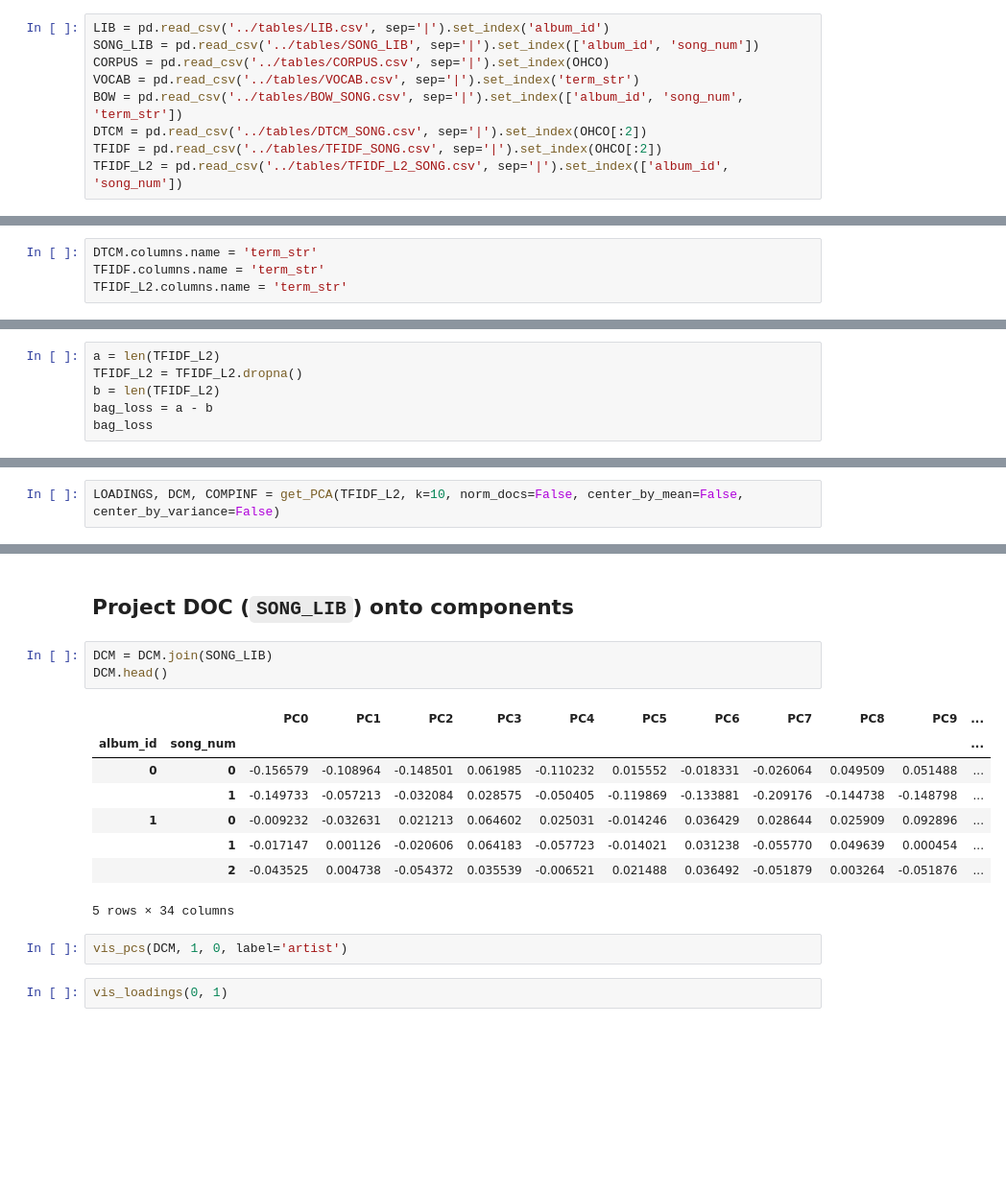
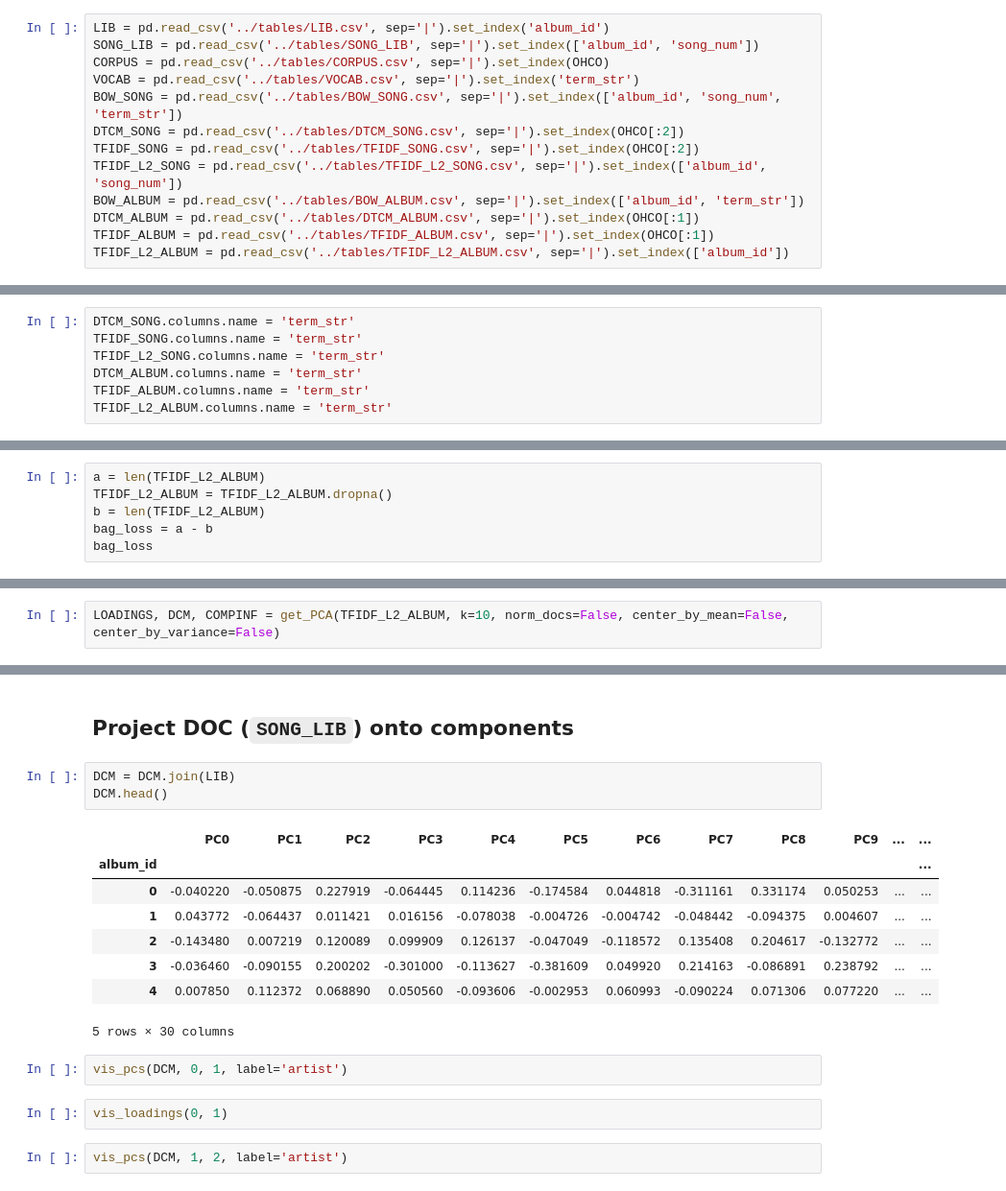
Before and after one commit to rlipps/Exploratory_Text_Analytics_Final, a Jupyter notebook: notebooks/PCA.ipynb, the cells around one changed output, grey strips where cells are left out. Shown at 96% size. Cells and saved outputs as stored; diff of their text form; blank space fills up the shorter version.

```diff
--- a/notebooks/PCA.ipynb
+++ b/notebooks/PCA.ipynb
@@ -117,13 +117,20 @@ LIB = pd.read_csv('../tables/LIB.csv', sep='|').set_index('album_id')
 SONG_LIB = pd.read_csv('../tables/SONG_LIB', sep='|').set_index(['album_id', 'song_num'])
 CORPUS = pd.read_csv('../tables/CORPUS.csv', sep='|').set_index(OHCO)
 VOCAB = pd.read_csv('../tables/VOCAB.csv', sep='|').set_index('term_str')
-BOW = pd.read_csv('../tables/BOW_SONG.csv', sep='|').set_index(['album_id', 'song_num', 'term_str'])
-DTCM = pd.read_csv('../tables/DTCM_SONG.csv', sep='|').set_index(OHCO[:2])
-TFIDF = pd.read_csv('../tables/TFIDF_SONG.csv', sep='|').set_index(OHCO[:2])
-TFIDF_L2 = pd.read_csv('../tables/TFIDF_L2_SONG.csv', sep='|').set_index(['album_id', 'song_num'])
+BOW_SONG = pd.read_csv('../tables/BOW_SONG.csv', sep='|').set_index(['album_id', 'song_num', 'term_str'])
+DTCM_SONG = pd.read_csv('../tables/DTCM_SONG.csv', sep='|').set_index(OHCO[:2])
+TFIDF_SONG = pd.read_csv('../tables/TFIDF_SONG.csv', sep='|').set_index(OHCO[:2])
+TFIDF_L2_SONG = pd.read_csv('../tables/TFIDF_L2_SONG.csv', sep='|').set_index(['album_id', 'song_num'])
+BOW_ALBUM = pd.read_csv('../tables/BOW_ALBUM.csv', sep='|').set_index(['album_id', 'term_str'])
+DTCM_ALBUM = pd.read_csv('../tables/DTCM_ALBUM.csv', sep='|').set_index(OHCO[:1])
+TFIDF_ALBUM = pd.read_csv('../tables/TFIDF_ALBUM.csv', sep='|').set_index(OHCO[:1])
+TFIDF_L2_ALBUM = pd.read_csv('../tables/TFIDF_L2_ALBUM.csv', sep='|').set_index(['album_id'])
 # %% [markdown]
 ### Set column indices where relevant
 # %%
-DTCM.columns.name = 'term_str'
-TFIDF.columns.name = 'term_str'
-TFIDF_L2.columns.name = 'term_str'
+DTCM_SONG.columns.name = 'term_str'
+TFIDF_SONG.columns.name = 'term_str'
+TFIDF_L2_SONG.columns.name = 'term_str'
+DTCM_ALBUM.columns.name = 'term_str'
+TFIDF_ALBUM.columns.name = 'term_str'
+TFIDF_L2_ALBUM.columns.name = 'term_str'
@@ -147,9 +137,9 @@ TFIDF_L2
 # %% [markdown]
 ### Remove NULLs from `TFIDF_L2`
 # %%
-a = len(TFIDF_L2)
-TFIDF_L2 = TFIDF_L2.dropna()
-b = len(TFIDF_L2)
+a = len(TFIDF_L2_ALBUM)
+TFIDF_L2_ALBUM = TFIDF_L2_ALBUM.dropna()
+b = len(TFIDF_L2_ALBUM)
 bag_loss = a - b
 bag_loss
 # %% [output]
@@ -157,7 +147,7 @@ bag_loss
 # %% [markdown]
 ## Generate `LOADINGS`, `DCM`, and `COMPINF`
 # %%
-LOADINGS, DCM, COMPINF = get_PCA(TFIDF_L2, k=10, norm_docs=False, center_by_mean=False, center_by_variance=False)
+LOADINGS, DCM, COMPINF = get_PCA(TFIDF_L2_ALBUM, k=10, norm_docs=False, center_by_mean=False, center_by_variance=False)
 # %%
 LOADINGS.head(10).style.background_gradient(cmap=colors)
 # %% [output]
@@ -206,18 +226,20 @@ COMPINF.head()
 # %% [markdown]
 ## Project DOC (`SONG_LIB`) onto components
 # %%
-DCM = DCM.join(SONG_LIB)
+DCM = DCM.join(LIB)
 DCM.head()
 # %% [output]
-|  |  | PC0 | PC1 | PC2 | PC3 | PC4 | PC5 | PC6 | PC7 | PC8 | PC9 | ... |
-| album_id | song_num |  |  |  |  |  |  |  |  |  |  | ... |
-| 0 | 0 | -0.156579 | -0.108964 | -0.148501 | 0.061985 | -0.110232 | 0.015552 | -0.018331 | -0.026064 | 0.049509 | 0.051488 | ... |
-|  | 1 | -0.149733 | -0.057213 | -0.032084 | 0.028575 | -0.050405 | -0.119869 | -0.133881 | -0.209176 | -0.144738 | -0.148798 | ... |
-| 1 | 0 | -0.009232 | -0.032631 | 0.021213 | 0.064602 | 0.025031 | -0.014246 | 0.036429 | 0.028644 | 0.025909 | 0.092896 | ... |
-|  | 1 | -0.017147 | 0.001126 | -0.020606 | 0.064183 | -0.057723 | -0.014021 | 0.031238 | -0.055770 | 0.049639 | 0.000454 | ... |
-|  | 2 | -0.043525 | 0.004738 | -0.054372 | 0.035539 | -0.006521 | 0.021488 | 0.036492 | -0.051879 | 0.003264 | -0.051876 | ... |
+|  | PC0 | PC1 | PC2 | PC3 | PC4 | PC5 | PC6 | PC7 | PC8 | PC9 | ... | ... |
+| album_id |  |  |  |  |  |  |  |  |  |  |  | ... |
+| 0 | -0.040220 | -0.050875 | 0.227919 | -0.064445 | 0.114236 | -0.174584 | 0.044818 | -0.311161 | 0.331174 | 0.050253 | ... | ... |
+| 1 | 0.043772 | -0.064437 | 0.011421 | 0.016156 | -0.078038 | -0.004726 | -0.004742 | -0.048442 | -0.094375 | 0.004607 | ... | ... |
+| 2 | -0.143480 | 0.007219 | 0.120089 | 0.099909 | 0.126137 | -0.047049 | -0.118572 | 0.135408 | 0.204617 | -0.132772 | ... | ... |
+| 3 | -0.036460 | -0.090155 | 0.200202 | -0.301000 | -0.113627 | -0.381609 | 0.049920 | 0.214163 | -0.086891 | 0.238792 | ... | ... |
+| 4 | 0.007850 | 0.112372 | 0.068890 | 0.050560 | -0.093606 | -0.002953 | 0.060993 | -0.090224 | 0.071306 | 0.077220 | ... | ... |
-5 rows × 34 columns
+5 rows × 30 columns
 # %%
-vis_pcs(DCM, 1, 0, label='artist')
+vis_pcs(DCM, 0, 1, label='artist')
 # %%
 vis_loadings(0, 1)
+# %%
+vis_pcs(DCM, 1, 2, label='artist')
```
Also changed, not shown: parts of 11 cells of this notebook, 23 other files.
